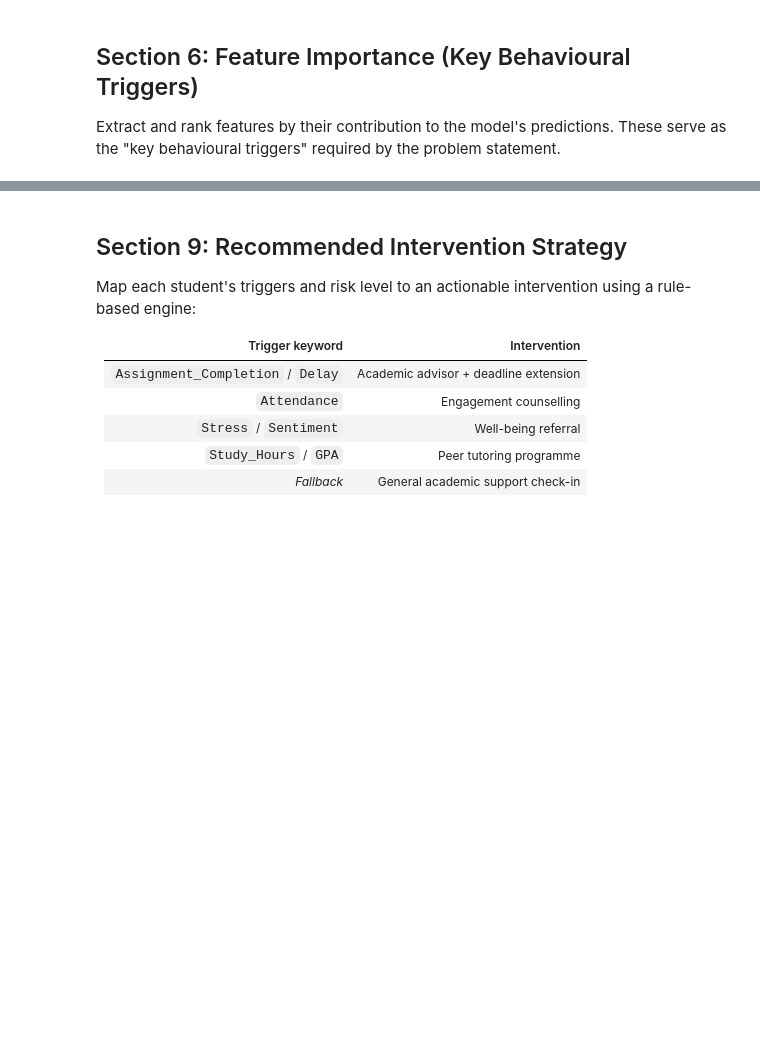
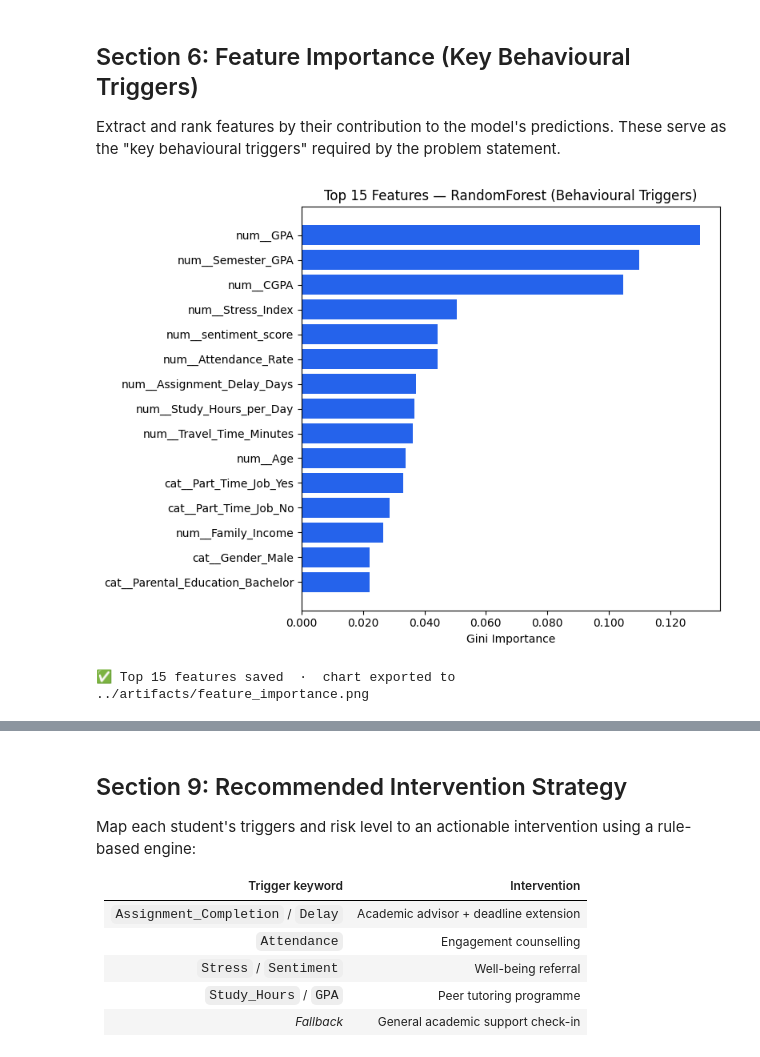
Before and after one commit to Aashik1701/Early-burnout-detection, a Jupyter notebook: notebooks/02_model_training.ipynb, the cells around one changed output, grey strips where cells are left out. Saved outputs shown, nothing was run; the diff lists cells and outputs as text; code cells hidden in the pictures; blank space fills up the shorter version.

```diff
--- a/notebooks/02_model_training.ipynb
+++ b/notebooks/02_model_training.ipynb
@@ -149,32 +295,32 @@ plt.show()
 Extract and rank features by their contribution to the model's predictions. These serve as the "key behavioural triggers" required by the problem statement.
 # %%
 # ── 6 · Feature-importance bar chart ──────────────────────────
-ohe_feature_names = (
-    pipeline.named_steps["preprocessor"]
-    .get_feature_names_out()
-)
-importances = pipeline.named_steps["clf"].feature_importances_
+ohe_feature_names = preprocessor.get_feature_names_out()
+importances = best_model.feature_importances_
 
 feat_imp = (
     pd.DataFrame({"feature": ohe_feature_names, "importance": importances})
     .sort_values("importance", ascending=False)
 )
 
 TOP_N = 15
 top = feat_imp.head(TOP_N).sort_values("importance")
 
 fig, ax = plt.subplots(figsize=(8, 6))
 ax.barh(top["feature"], top["importance"], color="#2563eb")
 ax.set_xlabel("Gini Importance")
-ax.set_title(f"Top {TOP_N} Features (Behavioural Triggers)")
+ax.set_title(f"Top {TOP_N} Features — {best_name} (Behavioural Triggers)")
 ax.xaxis.set_major_formatter(plt.FuncFormatter(lambda x, _: f"{x:.3f}"))
 plt.tight_layout()
-plt.savefig(f"{ARTIFACT_DIR}/feature_importance.png", dpi=150)
+plt.savefig(f"{ARTIFACTS_DIR}/feature_importance.png", dpi=150)
 plt.show()
 
 # Store ordered feature list for later trigger extraction
 top_global_features = feat_imp["feature"].tolist()
-print(f"\n✅ Top {TOP_N} features saved  ·  chart exported to {ARTIFACT_DIR}/feature_importance.png")
+print(f"\n✅ Top {TOP_N} features saved  ·  chart exported to {ARTIFACTS_DIR}/feature_importance.png")
+# %% [output]
+[figure, added]
+✅ Top 15 features saved  ·  chart exported to ../artifacts/feature_importance.png
 # %% [markdown]
 ## Section 7: Per-Student Risk Scoring
 
```
Also changed, not shown: parts of 29 cells of this notebook, 14 other files.
